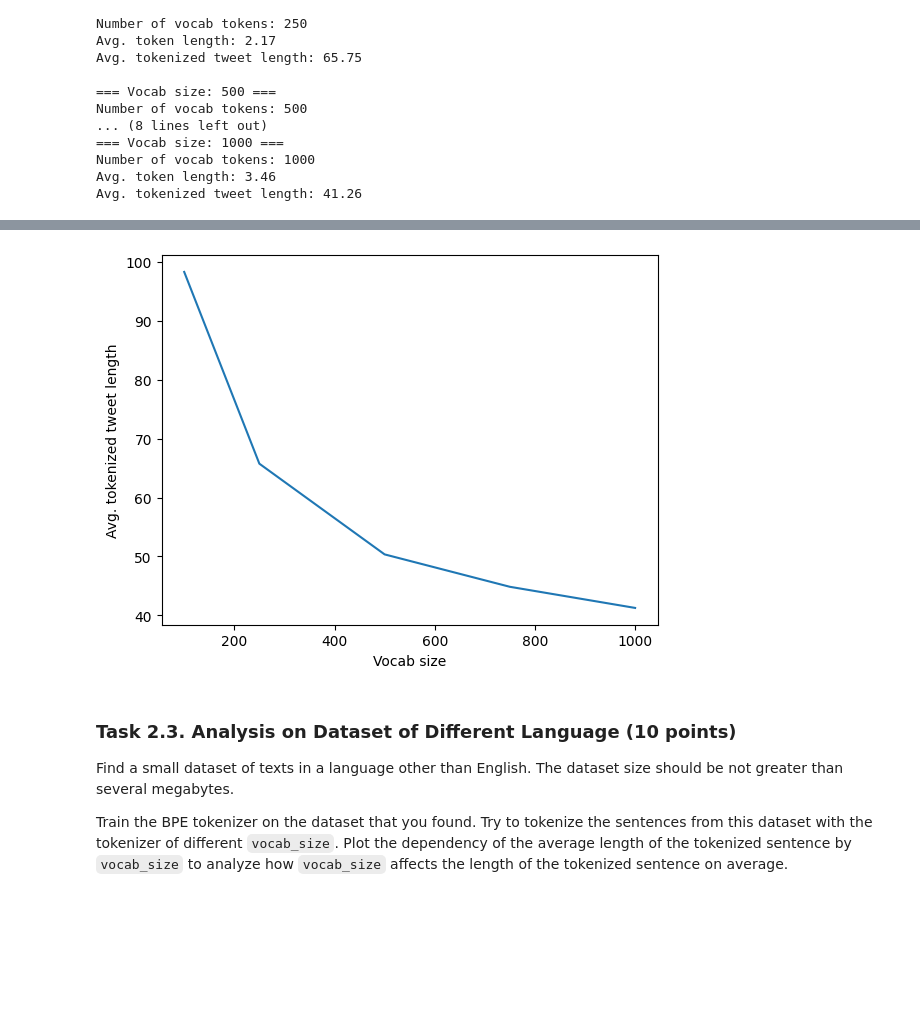
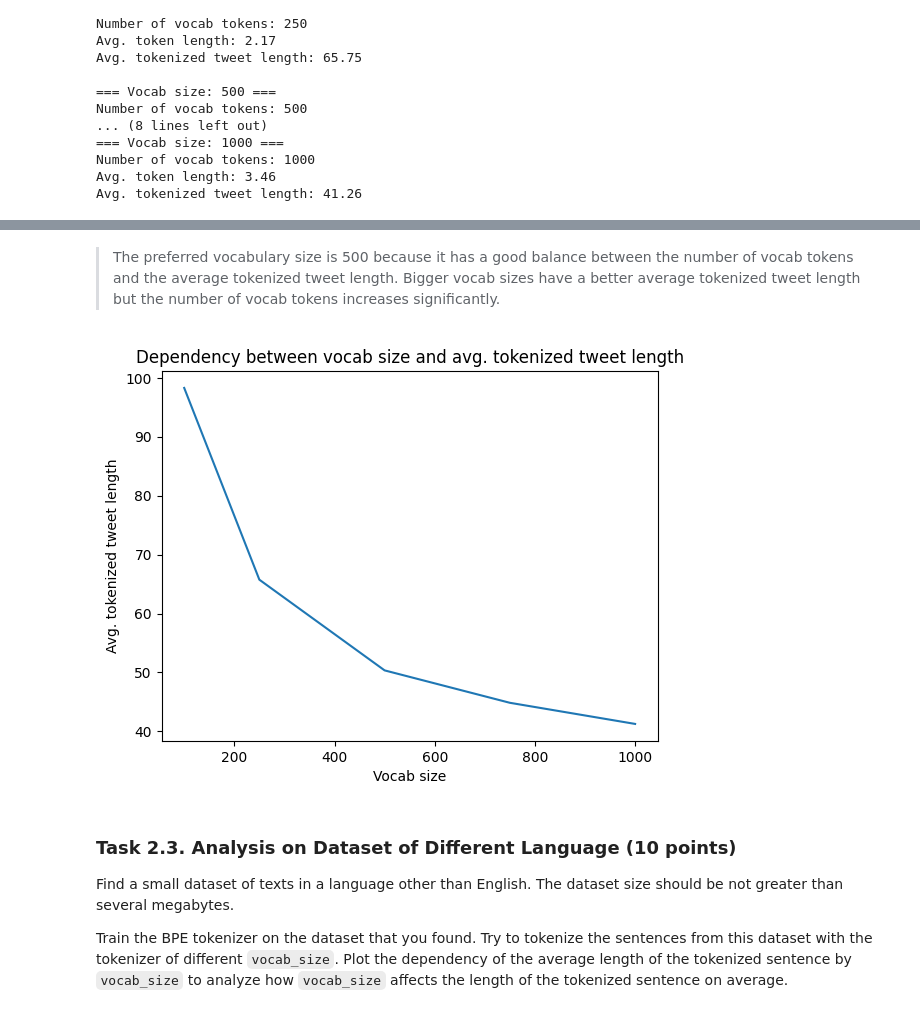
Before and after one commit to danielpancake/nlp-assignments, a Jupyter notebook: 01/Assignment1.ipynb, the cells around one changed output, grey strips where cells are left out. Saved outputs shown, nothing was run; the diff lists cells and outputs as text; code cells hidden in the pictures; blank space fills up the shorter version.

```diff
--- a/01/Assignment1.ipynb
+++ b/01/Assignment1.ipynb
@@ -231,19 +292,19 @@ print(bpe.tokenize("low lower newest wider"))
 Train the BPE tokenizer on the tweets dataset. Try to tokenize the tweets with the tokenizer of different `vocab_size`. For example, train the BPE tokenizer with `vocab_size` of [base_vocab_size, 250, 500, 750, 1000]. Plot the dependency of the average length of the tokenized tweet by `vocab_size` to analyze how `vocab_size` affects the length of the tokenized tweet on average. Tell what `vocab_size` is preferrable and why.
 # %%
 # Read the files with tweets
-tweets = []
+english_tweets = []
 
 for idx in range(1, 6):
     with open(f'file{idx}', 'r', encoding='utf8') as f:
-        tweets.extend(f.read().splitlines())
+        english_tweets.extend(f.read().splitlines())
 
-print(f'Number of tweets: {len(tweets)}')
+print(f'Number of tweets: {len(english_tweets)}')
 # %% [output]
 Number of tweets: 220
 # %%
-tweets_corpus = generate_corpus(tweets)
+tweets_corpus = generate_corpus(english_tweets)
 # %%
-avg_tokenized_tweet_lens = []
+avg_tokenized_eng_tweet_len = []
 
 vocab_sizes = [100, 250, 500, 750, 1000]
 
@@ -254,18 +315,19 @@ for vocab_size in vocab_sizes:
 
     # Tokenize all tweets
     tokens = []
-    for tweet in tweets:
+    for tweet in english_tweets:
         tokens.extend(bpe.tokenize(tweet))
 
     print(f'Number of vocab tokens: {len(bpe.vocab)}')
 
     avg_token_len = sum([len(token) for token in tokens]) / len(tokens)
-    avg_tokenized_tweet_len = sum([len(bpe.tokenize(tweet)) for tweet in tweets]) / len(tweets)
+    avg_tokenized_tweet_len = sum([len(bpe.tokenize(tweet)) for tweet in english_tweets]) / len(english_tweets)
 
-    avg_tokenized_tweet_lens.append(avg_tokenized_tweet_len)
+    avg_tokenized_eng_tweet_len.append(avg_tokenized_tweet_len)
 
     print(f'Avg. token length: {avg_token_len:.2f}')
     print(f'Avg. tokenized tweet length: {avg_tokenized_tweet_len:.2f}')
+
     print()
 # %% [output]
 === Vocab size: 100 ===
@@ -288,13 +381,16 @@ Avg. tokenized tweet length: 41.26
+# %% [markdown]
+> The preferred vocabulary size is 500 because it has a good balance between the number of vocab tokens and the average tokenized tweet length. Bigger vocab sizes have a better average tokenized tweet length but the number of vocab tokens increases significantly.
 # %%
 # Plot the dependency between vocab size and avg. tokenized tweet length
 import matplotlib.pyplot as plt
 
-plt.plot(vocab_sizes, avg_tokenized_tweet_lens)
+plt.title('Dependency between vocab size and avg. tokenized tweet length')
+plt.plot(vocab_sizes, avg_tokenized_eng_tweet_len)
 plt.xlabel('Vocab size')
 plt.ylabel('Avg. tokenized tweet length')
 plt.show()
 # %% [output]
-[figure, old version]
+[figure, new version]
 # %% [markdown]
 ### Task 2.3. Analysis on Dataset of Different Language (10 points)
 
```
Also changed, not shown: parts of 11 cells of this notebook, 4 other files.
